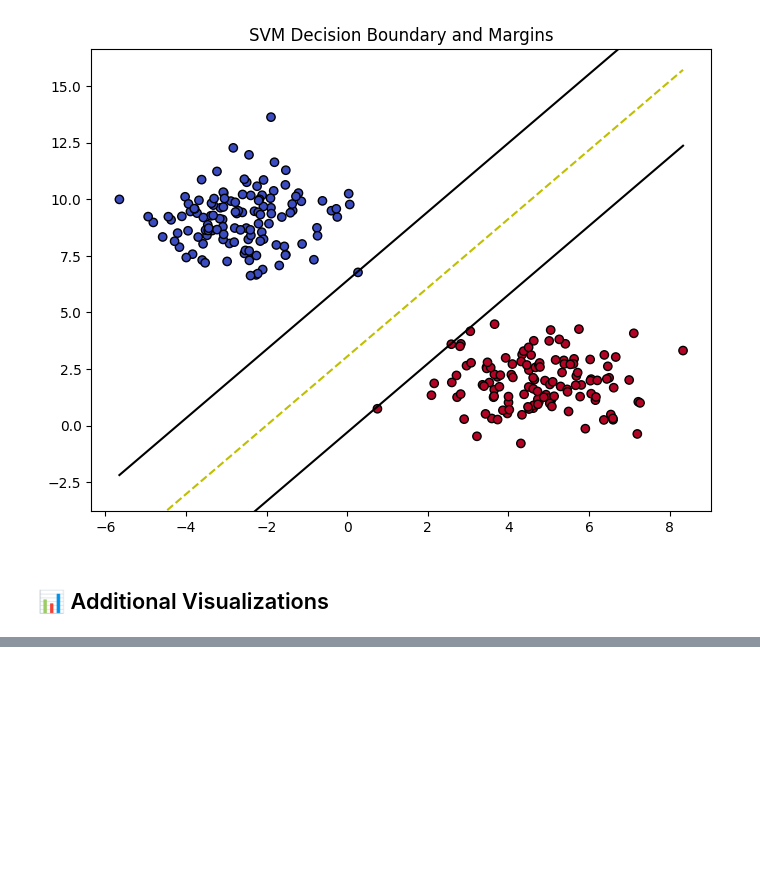
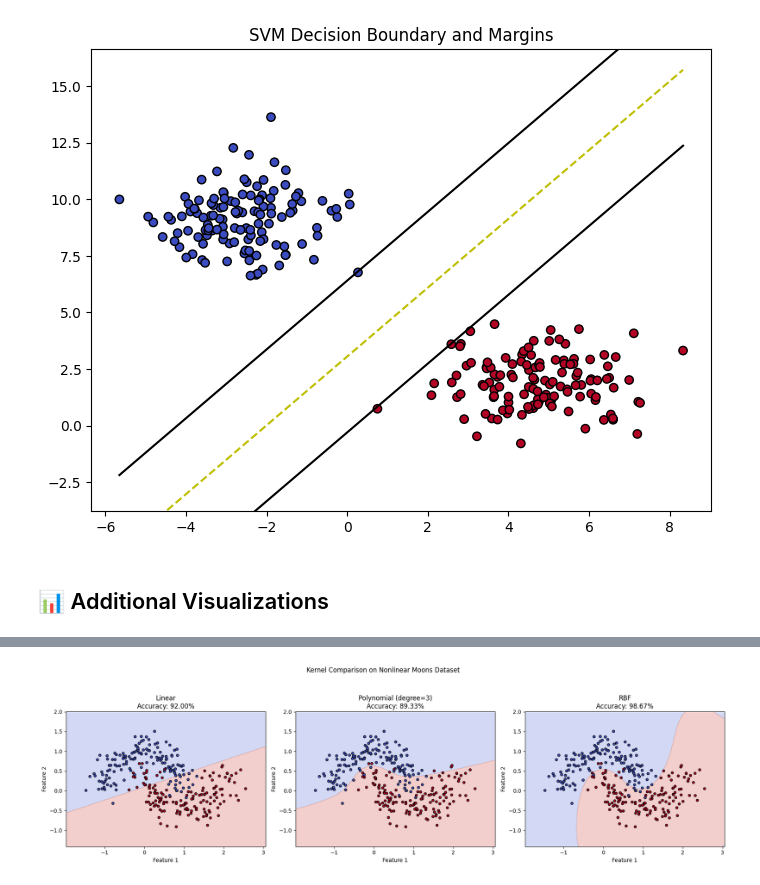
Before and after one commit to thompgt/ML-Under-The-Hood, a Jupyter notebook: notebooks/08_Support_Vector_Machine.ipynb, the cells around one changed output, grey strips where cells are left out. Drawn from its saved outputs; the diff is of its cells as text; code cells hidden in the pictures; blank space fills up the shorter version.

```diff
--- a/notebooks/08_Support_Vector_Machine.ipynb
+++ b/notebooks/08_Support_Vector_Machine.ipynb
@@ -135,0 +181,41 @@ plt.show()
+# %%
+from sklearn.datasets import make_moons
+
+X_moon, y_moon = make_moons(n_samples=300, noise=0.2, random_state=42)
+X_m_train, X_m_test, y_m_train, y_m_test = train_test_split(
+    X_moon, y_moon, test_size=0.25, random_state=42
+)
+
+moon_kernels = [
+    ("Linear", SVC(kernel='linear', C=1.0)),
+    ("Polynomial (degree=3)", SVC(kernel='poly', degree=3, C=1.0, gamma='scale')),
+    ("RBF", SVC(kernel='rbf', C=1.0, gamma='scale'))
+]
+
+fig, axes = plt.subplots(1, 3, figsize=(18, 5))
+
+for ax, (name, model) in zip(axes, moon_kernels):
+    model.fit(X_m_train, y_m_train)
+    y_pred = model.predict(X_m_test)
+    acc = accuracy_score(y_m_test, y_pred)
+
+    x_min, x_max = X_moon[:, 0].min() - 0.5, X_moon[:, 0].max() + 0.5
+    y_min, y_max = X_moon[:, 1].min() - 0.5, X_moon[:, 1].max() + 0.5
+    xx, yy = np.meshgrid(
+        np.linspace(x_min, x_max, 300),
+        np.linspace(y_min, y_max, 300)
+    )
+    grid = np.c_[xx.ravel(), yy.ravel()]
+    zz = model.predict(grid).reshape(xx.shape)
+
+    ax.contourf(xx, yy, zz, alpha=0.25, cmap='coolwarm')
+    ax.scatter(X_moon[:, 0], X_moon[:, 1], c=y_moon, cmap='coolwarm', edgecolors='k', s=20)
+    ax.set_title(f"{name}\nAccuracy: {acc * 100:.2f}%")
+    ax.set_xlabel('Feature 1')
+    ax.set_ylabel('Feature 2')
+
+plt.suptitle('Kernel Comparison on Nonlinear Moons Dataset', y=1.05)
+plt.tight_layout()
+plt.show()
+# %% [output]
+[figure, added]
```
Also changed, not shown: parts of 4 cells of this notebook, 1 other file.
